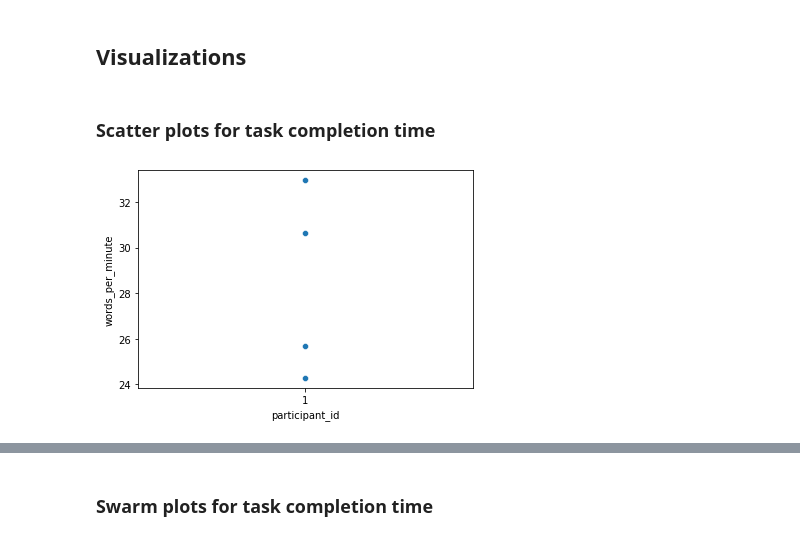
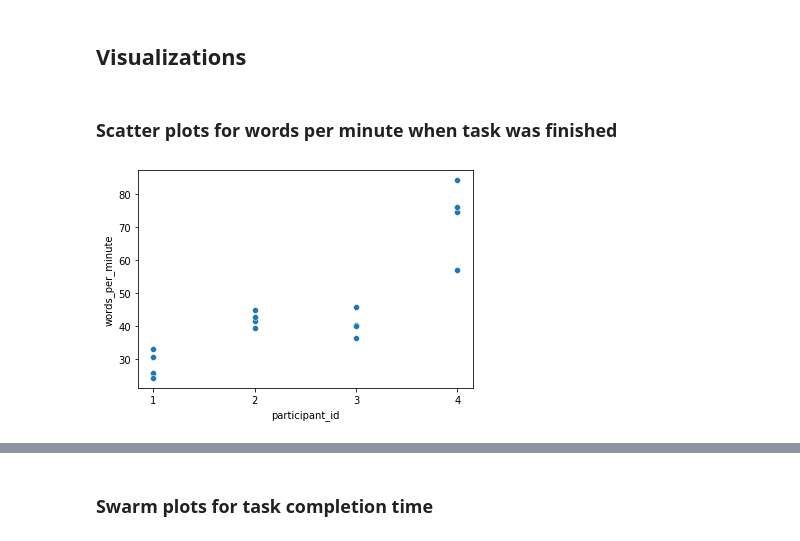
Before and after one commit to ITT-21SS-UR/assignment-5-text-entry-cs, a Jupyter notebook: experiment/analysis.ipynb, the cells around one changed output, grey strips where cells are left out. Drawn from its saved outputs; the diff is of its cells as text; code cells hidden in the pictures.

Commit message:
Add video, update analysis
- change false participant id

```diff
--- a/experiment/analysis.ipynb
+++ b/experiment/analysis.ipynb
@@ -57,27 +62,27 @@ raw_data_auto_complete_1_2 = pd.read_csv("./auto_complete_marc_aurel_id_1.csv",
 normal_input_technique = pd.concat([
     raw_data_normal_1_1,
     raw_data_normal_1_2,
-    # raw_data_normal_2_1,
-    # raw_data_normal_2_2,
-    # raw_data_normal_3_1,
-    # raw_data_normal_3_2,
-    # raw_data_normal_4_1,
-    # raw_data_normal_4_2
+    raw_data_normal_2_1,
+    raw_data_normal_2_2,
+    raw_data_normal_3_1,
+    raw_data_normal_3_2,
+    raw_data_normal_4_1,
+    raw_data_normal_4_2
 ])
 
 novel_input_technique = pd.concat([
     raw_data_auto_complete_1_1,
     raw_data_auto_complete_1_2,
-    # raw_data_auto_complete_2_1,
-    # raw_data_auto_complete_2_2,
-    # raw_data_auto_complete_3_1,
-    # raw_data_auto_complete_3_2,
-    # raw_data_auto_complete_4_1,
-    # raw_data_auto_complete_4_2
+    raw_data_auto_complete_2_1,
+    raw_data_auto_complete_2_2,
+    raw_data_auto_complete_3_1,
+    raw_data_auto_complete_3_2,
+    raw_data_auto_complete_4_1,
+    raw_data_auto_complete_4_2
 ])
 
-normal_input_technique.to_csv("normal_input_technique_table.csv", index = False)
-normal_input_technique.to_csv("novel_input_technique_table.csv", index = False)
+normal_input_technique.to_csv("normal_input_technique_table.csv", index=False)
+normal_input_technique.to_csv("novel_input_technique_table.csv", index=False)
 # %%
 normal_input_technique
 # %% [output]
@@ -136,7 +141,7 @@ input_technique_table
 ### Filter the data with relevant columns for analysis of task completion time and save the result
 # %%
 filtered_data = input_technique_table[
-    ["log_type", "participant_id", "keyboard_type", "content", "sentence_time_in_s", "words_per_minute"]]
+    ["log_type", "participant_id", "keyboard_type", "content", "sentence_time_in_s", "words_per_minute", "word_time_in_s"]]
 
 filtered_data.to_csv("filtered_data.csv", index=False)
 
@@ -229,16 +260,16 @@ novel_input_technique.describe()  # novel input technique
 # %% [markdown]
 ## Visualizations
 # %% [markdown]
-### Scatter plots for task completion time
+### Scatter plots for words per minute when task was finished
 # %%
 scatter_plot_ids = sns.scatterplot(
-    data = words_per_minute,
-    x = "participant_id",
-    y = "words_per_minute",
+    data=words_per_minute,
+    x="participant_id",
+    y="words_per_minute",
 )
-scatter_plot_ids.set(xlabel = "participant_id", ylabel = "words_per_minute", xticks = [1])
+scatter_plot_ids.set(xlabel="participant_id", ylabel="words_per_minute", xticks=[1, 2, 3, 4])
 plt.show()
 # %% [output]
-[figure, old version]
+[figure, new version]
 # %%
 scatter_plot_con = sns.scatterplot(
```
Also changed, not shown: parts of 32 cells of this notebook, 11 other files.
